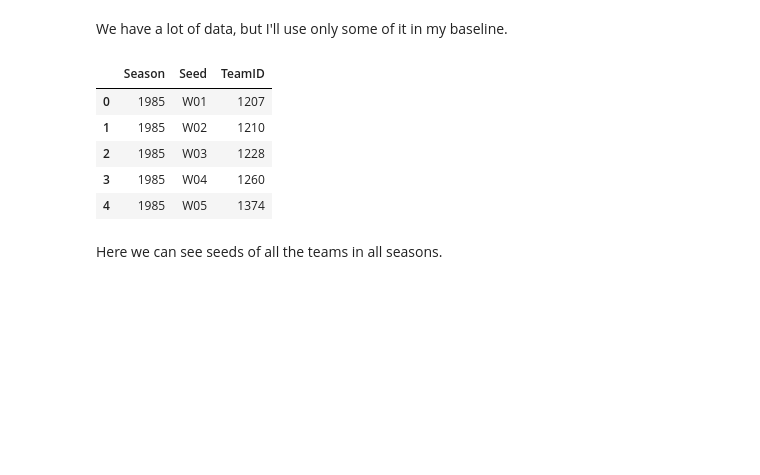
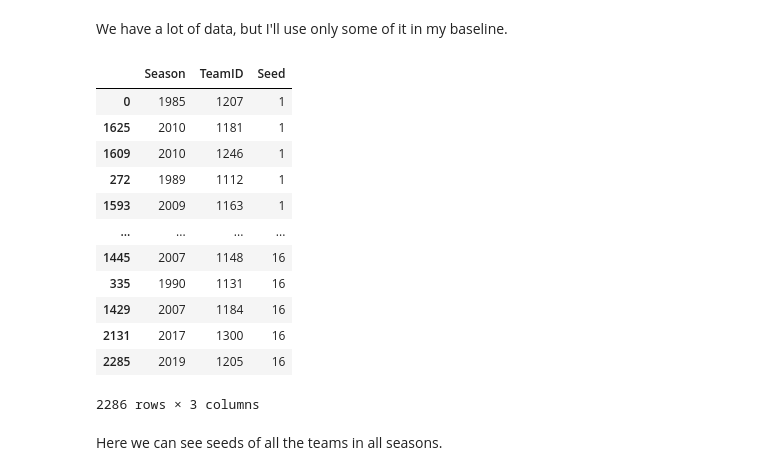
Before and after one commit to robertfmoore/march_madness, a Jupyter notebook: starting_point_march_madness.ipynb, the cells around one changed output. Saved outputs shown, nothing was run; the diff lists cells and outputs as text; code cells hidden in the pictures; blank space fills up the shorter version.

```diff
--- a/starting_point_march_madness.ipynb
+++ b/starting_point_march_madness.ipynb
@@ -448,14 +466,21 @@ dict_keys(['MMasseyOrdinals', 'MTeamSpellings', 'MSampleSubmissionStage1_2020',
 # %% [markdown]
 We have a lot of data, but I'll use only some of it in my baseline.
 # %%
-data_dict['MNCAATourneySeeds'].head()
+data_dict['MNCAATourneySeeds'].sort_values(by=['Seed'])
 # %% [output]
-|  | Season | Seed | TeamID |
-| 0 | 1985 | W01 | 1207 |
-| 1 | 1985 | W02 | 1210 |
-| 2 | 1985 | W03 | 1228 |
-| 3 | 1985 | W04 | 1260 |
-| 4 | 1985 | W05 | 1374 |
+|  | Season | TeamID | Seed |
+| 0 | 1985 | 1207 | 1 |
+| 1625 | 2010 | 1181 | 1 |
+| 1609 | 2010 | 1246 | 1 |
+| 272 | 1989 | 1112 | 1 |
+| 1593 | 2009 | 1163 | 1 |
+| ... | ... | ... | ... |
+| 1445 | 2007 | 1148 | 16 |
+| 335 | 1990 | 1131 | 16 |
+| 1429 | 2007 | 1184 | 16 |
+| 2131 | 2017 | 1300 | 16 |
+| 2285 | 2019 | 1205 | 16 |
+2286 rows × 3 columns
 # %% [markdown]
 Here we can see seeds of all the teams in all seasons.
 # %%
```
Also changed, not shown: parts of 23 cells of this notebook.
